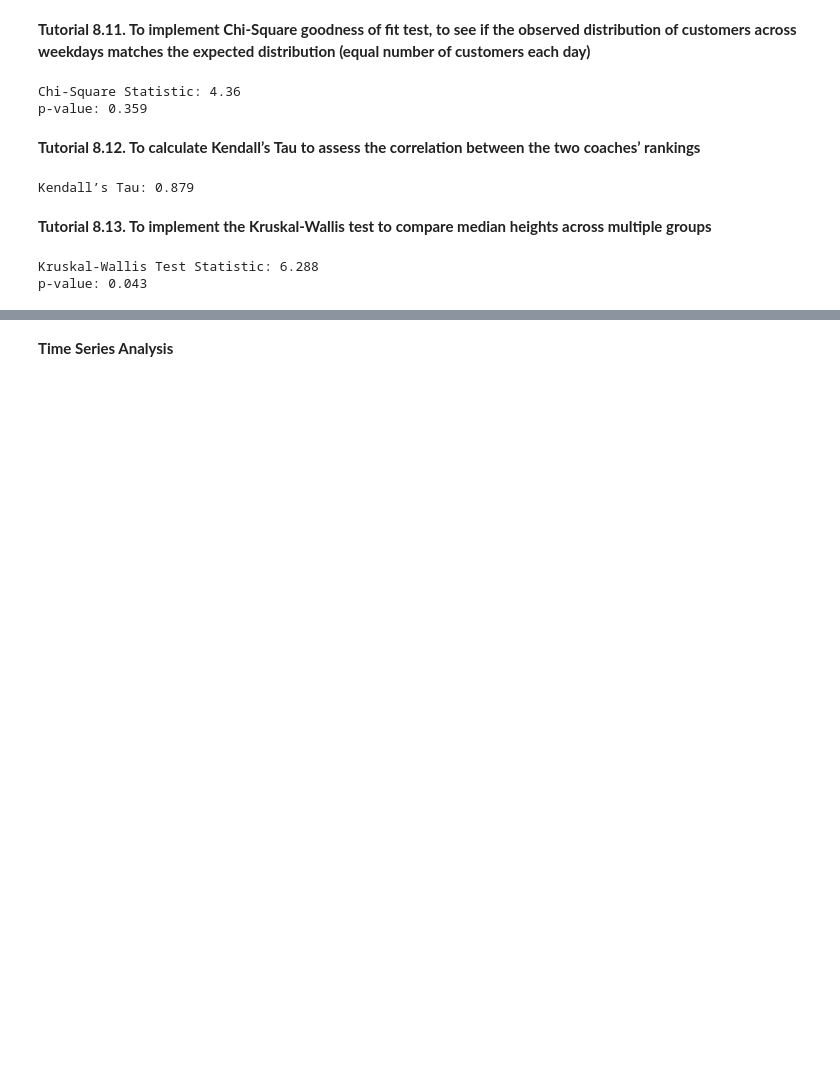
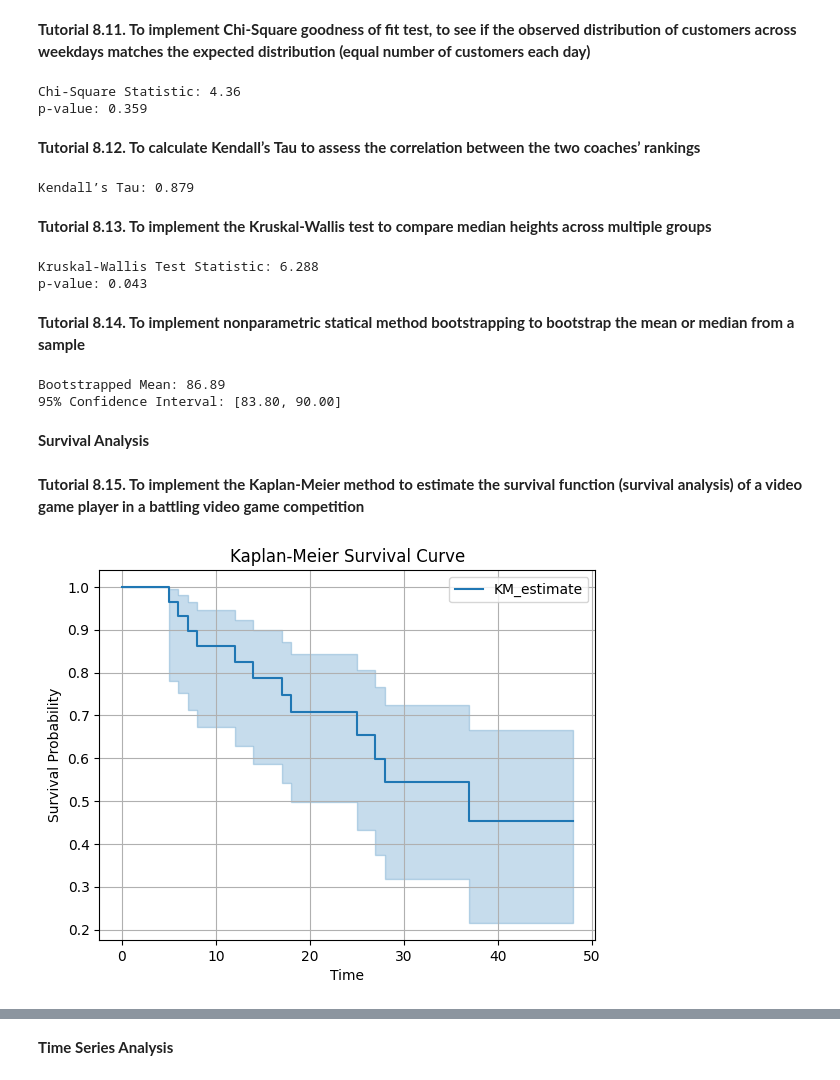
Before and after one commit to bpbpublications/Statistics-for-Data-Scientists-and-Analysts, a Jupyter notebook: notebooks/chapter8/chapter8.ipynb, the cells around one changed output, grey strips where cells are left out. Saved outputs shown, nothing was run; the diff lists cells and outputs as text; code cells hidden in the pictures; blank space fills up the shorter version.

Commit message:
survival analysis tutorial

```diff
--- a/notebooks/chapter8/chapter8.ipynb
+++ b/notebooks/chapter8/chapter8.ipynb
@@ -269,3 +273,60 @@ print("p-value:", round(result.pvalue, 3))
 # %% [output]
 Kruskal-Wallis Test Statistic: 6.288
 p-value: 0.043
+# %% [markdown]
+**Tutorial 8.14. To implement nonparametric statical method bootstrapping to bootstrap the mean or median from a sample**
+# %%
+import numpy as np
+# Example dataset (exam scores)
+scores = np.array([78, 85, 92, 88, 95, 80, 91, 84, 89, 87])
+# Number of bootstrap iterations
+# The bootstrapping process is repeated 10,000 times (10,000 iterations is somewhat arbitrary).
+# Allowing us to explore the variability of the statistic (mean in this case). And construct confidence intervals.
+n_iterations = 10_000
+# Initialize an array to store bootstrapped means
+bootstrapped_means = np.empty(n_iterations)
+# Perform bootstrapping
+for i in range(n_iterations):
+    bootstrap_sample = np.random.choice(scores, size=len(scores), replace=True)
+    bootstrapped_means[i] = np.mean(bootstrap_sample)
+# Calculate the bootstrap means of all bootstrapped samples from the main exam score data set
+print(f"Bootstrapped Mean: {np.mean(bootstrapped_means):.2f}")
+# Calculate the 95% confidence interval
+lower_bound = np.percentile(bootstrapped_means, 2.5)
+upper_bound = np.percentile(bootstrapped_means, 97.5)
+print(f"95% Confidence Interval: [{lower_bound:.2f}, {upper_bound:.2f}]")
+# %% [output]
+Bootstrapped Mean: 86.89
+95% Confidence Interval: [83.80, 90.00]
+# %% [markdown]
+**Survival Analysis**
+# %% [markdown]
+**Tutorial 8.15. To implement the Kaplan-Meier method to estimate the survival function (survival analysis) of a video game player in a battling video game competition**
+# %%
+from lifelines import KaplanMeierFitter
+import numpy as np
+import matplotlib.pyplot as plt
+# Let's create a sample dataset
+# durations represents the time of the event (e.g., time until student is "alive" in game (not tagged)
+# event_observed is a boolean array that denotes if the event was observed (True) or censored (False)
+durations = [24, 18, 30, 12, 36, 15, 8, 42, 21, 6,
+             10, 27, 33, 5, 19, 45, 28, 9, 39, 14,
+             22, 7, 48, 31, 17, 20, 40, 25, 3, 37]
+event_observed = [0, 1, 0, 1, 0, 0, 1, 0, 0, 1, 0, 1, 0,
+                  1, 0, 0, 1, 0, 0, 1, 0, 1, 0, 0, 1, 0, 0, 1, 0, 1]
+# Create an instance of KaplanMeierFitter
+kmf = KaplanMeierFitter()
+# Fit the data into the model
+kmf.fit(durations, event_observed)
+# Plot the survival function
+kmf.plot_survival_function()
+# Customize plot (optional)
+plt.xlabel('Time')
+plt.ylabel('Survival Probability')
+plt.title('Kaplan-Meier Survival Curve')
+plt.grid(True)
+# Save the plot
+plt.savefig('kaplan_meier_survival.png', dpi=600, bbox_inches='tight')
+plt.show()
+# %% [output]
+[figure, added]
```
Also changed, not shown: parts of 7 cells of this notebook.
